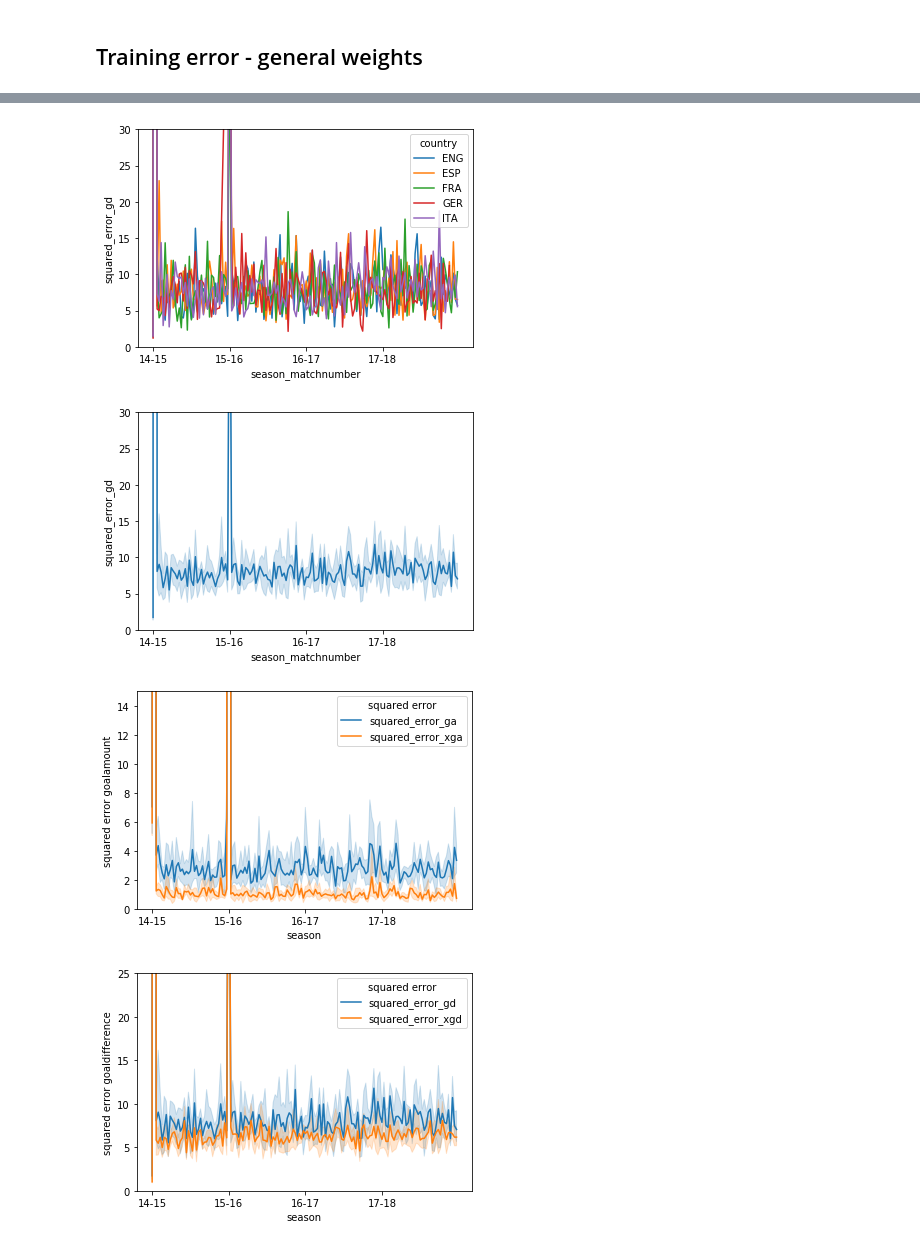
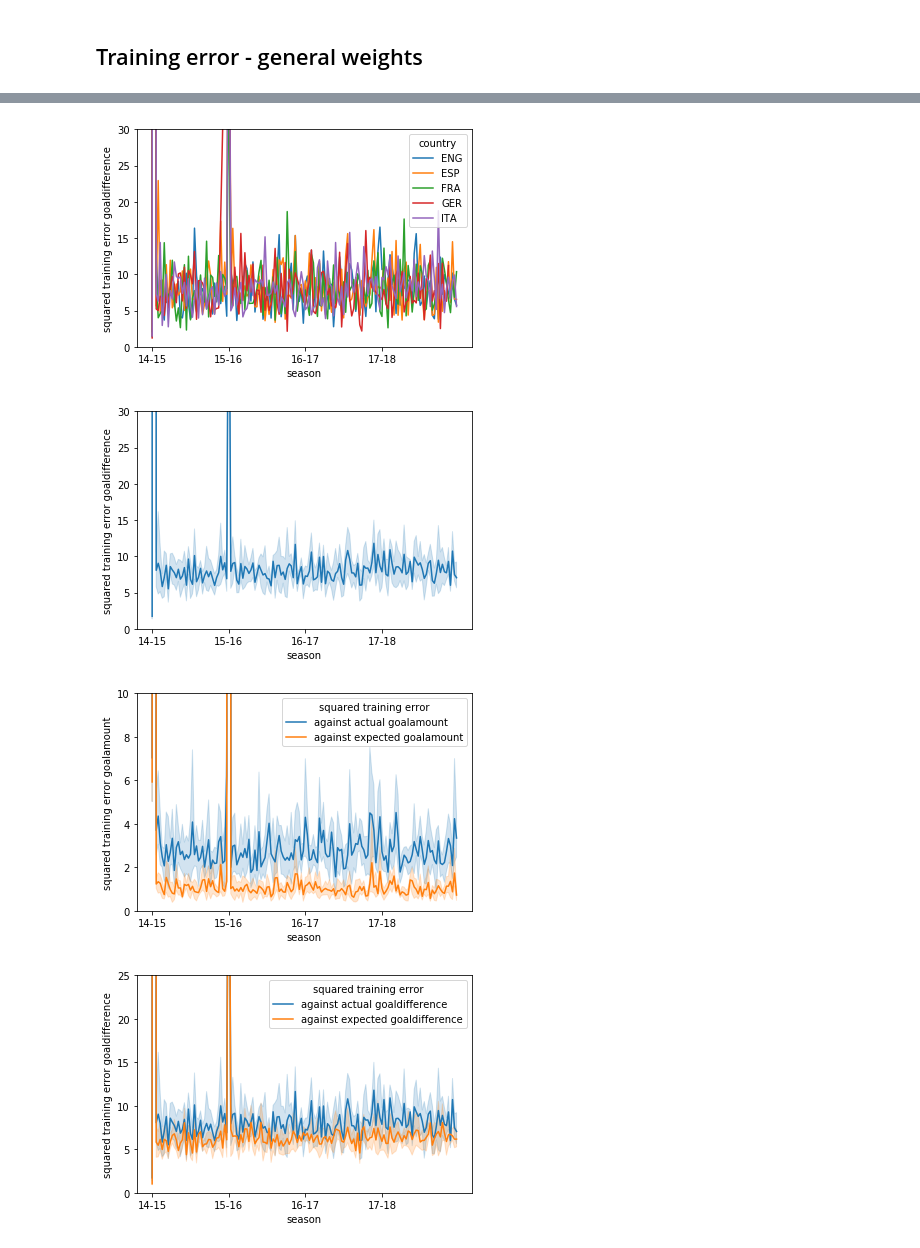
Before and after one commit to LUKEx76/football_prediction, a Jupyter notebook: xg_model/xg_regression.ipynb, the cells around one changed output, grey strips where cells are left out. Cells and saved outputs as stored; diff of their text form; code cells hidden in the pictures.

```diff
--- a/xg_model/xg_regression.ipynb
+++ b/xg_model/xg_regression.ipynb
@@ -398,42 +379,49 @@ sns.lineplot(data=training_error_df, x="season_matchnumber",
 plt.xticks(["14_1", "15_1", "16_1", "17_1"], [
            "14-15", "15-16", "16-17", "17-18"])
 plt.ylim(0, 30)
+plt.xlabel("season")
+plt.ylabel("squared training error goaldifference")
 plt.show()
 sns.lineplot(data=training_error_df, x="season_matchnumber",
              y="squared_error_gd")
 plt.xticks(["14_1", "15_1", "16_1", "17_1"], [
            "14-15", "15-16", "16-17", "17-18"])
 plt.ylim(0, 30)
+plt.xlabel("season")
+plt.ylabel("squared training error goaldifference")
 plt.show()
 # %% [output]
-[figure, old version]
+[figure, new version]
-[figure, old version]
+[figure, new version]
 # %%
-melted_df = training_error_df[["season_matchnumber", "squared_error_ga", "squared_error_xga"]].melt(
-    "season_matchnumber", var_name="squared error", value_name="vals")
+training_error_df["against actual goalamount"] = training_error_df["squared_error_ga"]
+training_error_df["against expected goalamount"] = training_error_df["squared_error_xga"]
+melted_df = training_error_df[["season_matchnumber", "against actual goalamount", "against expected goalamount"]].melt(
+    "season_matchnumber", var_name="squared training error", value_name="vals")
 
 sns.lineplot(data=melted_df, x="season_matchnumber",
-             y="vals", hue="squared error")
+             y="vals", hue="squared training error")
 plt.xticks(["14_1", "15_1", "16_1", "17_1"], [
            "14-15", "15-16", "16-17", "17-18"])
 plt.xlabel("season")
-plt.ylabel("squared error goalamount")
-plt.ylim(0, 15)
+plt.ylabel("squared training error goalamount")
+plt.ylim(0, 10)
 plt.show()
 # %% [output]
-[figure, old version]
+[figure, new version]
 # %%
-
-melted_df = training_error_df[["season_matchnumber", "squared_error_gd", "squared_error_xgd"]].melt(
-    "season_matchnumber", var_name="squared error", value_name="vals")
+training_error_df["against actual goaldifference"] = training_error_df["squared_error_gd"]
+training_error_df["against expected goaldifference"] = training_error_df["squared_error_xgd"]
+melted_df = training_error_df[["season_matchnumber", "against actual goaldifference", "against expected goaldifference"]].melt(
+    "season_matchnumber", var_name="squared training error", value_name="vals")
 
 sns.lineplot(data=melted_df, x="season_matchnumber",
-             y="vals", hue="squared error")
+             y="vals", hue="squared training error")
 plt.xticks(["14_1", "15_1", "16_1", "17_1"], [
            "14-15", "15-16", "16-17", "17-18"])
 plt.xlabel("season")
-plt.ylabel("squared error goaldifference")
+plt.ylabel("squared training error goaldifference")
 plt.ylim(0, 25)
 plt.show()
 # %% [output]
-[figure, old version]
+[figure, new version]
```
Also changed, not shown: parts of 3 cells of this notebook, 4 other files.
